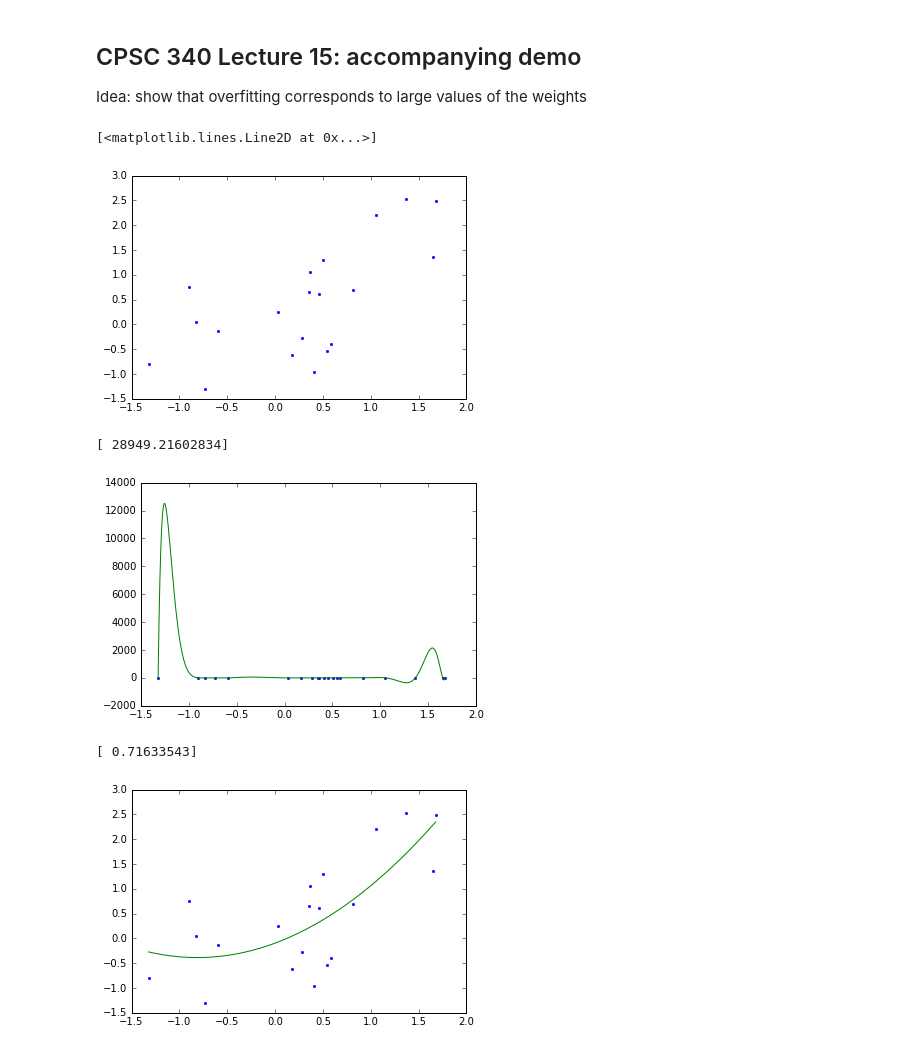
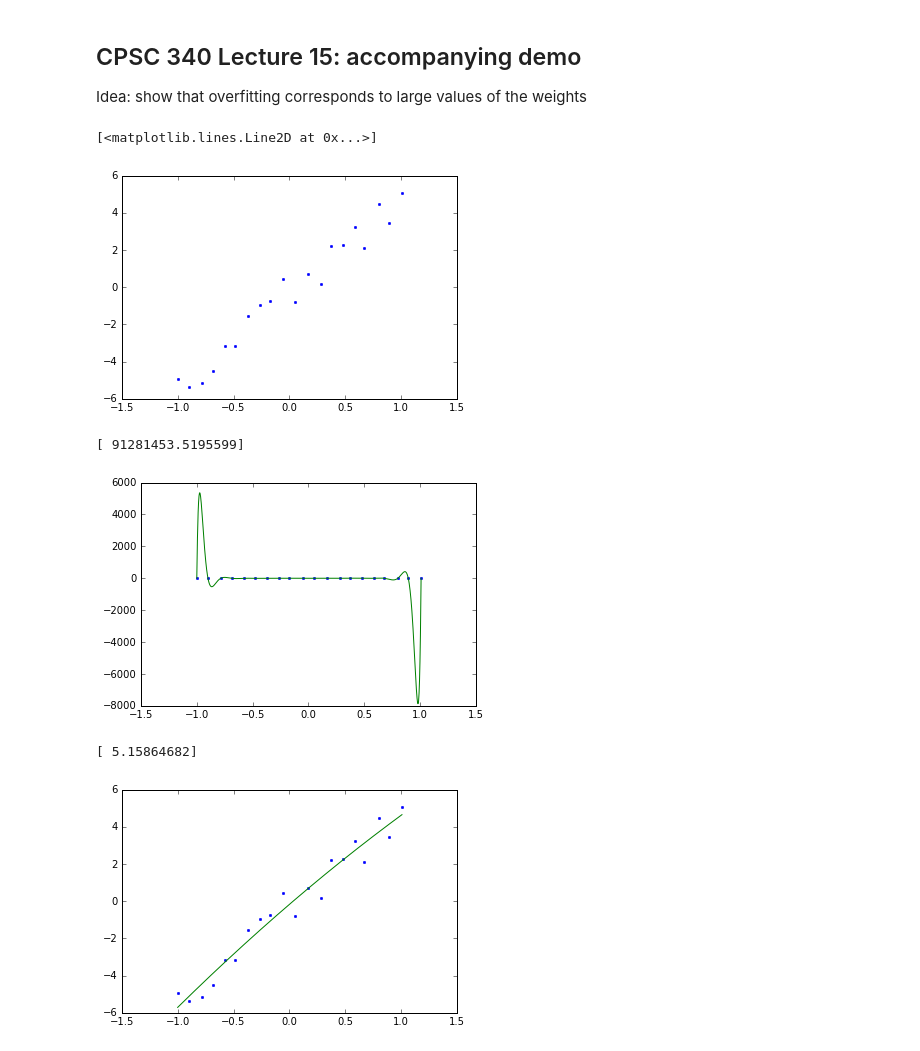
Before and after one commit to snowdj/beautiful-jekyll, a Jupyter notebook: lectures/L15demo.ipynb, the cells around one changed output. Drawn from its saved outputs; the diff is of its cells as text; code cells hidden in the pictures.

```diff
--- a/lectures/L15demo.ipynb
+++ b/lectures/L15demo.ipynb
@@ -13,40 +13,41 @@ import numpy.linalg as npla
 
 # generate some random data in 1-d
 N = 20
-X = npr.randn(N)
-y = npr.randn(N) + X
+X = np.linspace(-1,1,N)+npr.randn(N)*0.01
+X=X[:,None]
+y = npr.randn(N,1) + X*5
 
 plt.plot(X,y,'.',markersize=5)
 # %% [output]
 [<matplotlib.lines.Line2D at 0x...>]
-[figure, old version]
+[figure, new version]
 # %%
 pf = PolynomialFeatures(N-1)
-Z = pf.fit_transform(X[:,None])
-w = npla.solve(Z.T @ Z, Z.T @ y)[:,None]
+Z = pf.fit_transform(X)
+w = npla.solve(Z.T @ Z, Z.T @ y)
 grid = np.linspace(min(X),max(X),1000)[:,None]
 grid_poly = pf.fit_transform(grid)
 
 plt.plot(X,y,'.',markersize=5)
 plt.plot(grid, grid_poly@w)
 print(max(abs(w)))
 # %% [output]
-[ 28949.21602834]
+[ 91281453.5195599]
-[figure, old version]
+[figure, new version]
 # %%
 # solution 1: lower degree polynomial
 pf = PolynomialFeatures(2)
-Z = pf.fit_transform(X[:,None])
+Z = pf.fit_transform(X)
 
-w = npla.solve(Z.T @ Z, Z.T @ y)[:,None]
+w = npla.solve(Z.T @ Z, Z.T @ y)
 
 plt.plot(X,y,'.',markersize=5)
 grid_poly = pf.fit_transform(grid)
 plt.plot(grid, grid_poly@w)
 print(max(abs(w)))
 # %% [output]
-[ 0.71633543]
+[ 5.15864682]
-[figure, old version]
+[figure, new version]
 # %%
 # solution 2: add regularization
 pf = PolynomialFeatures(N-1)
```
Also changed, not shown: parts of 2 cells of this notebook, 1 other file.
